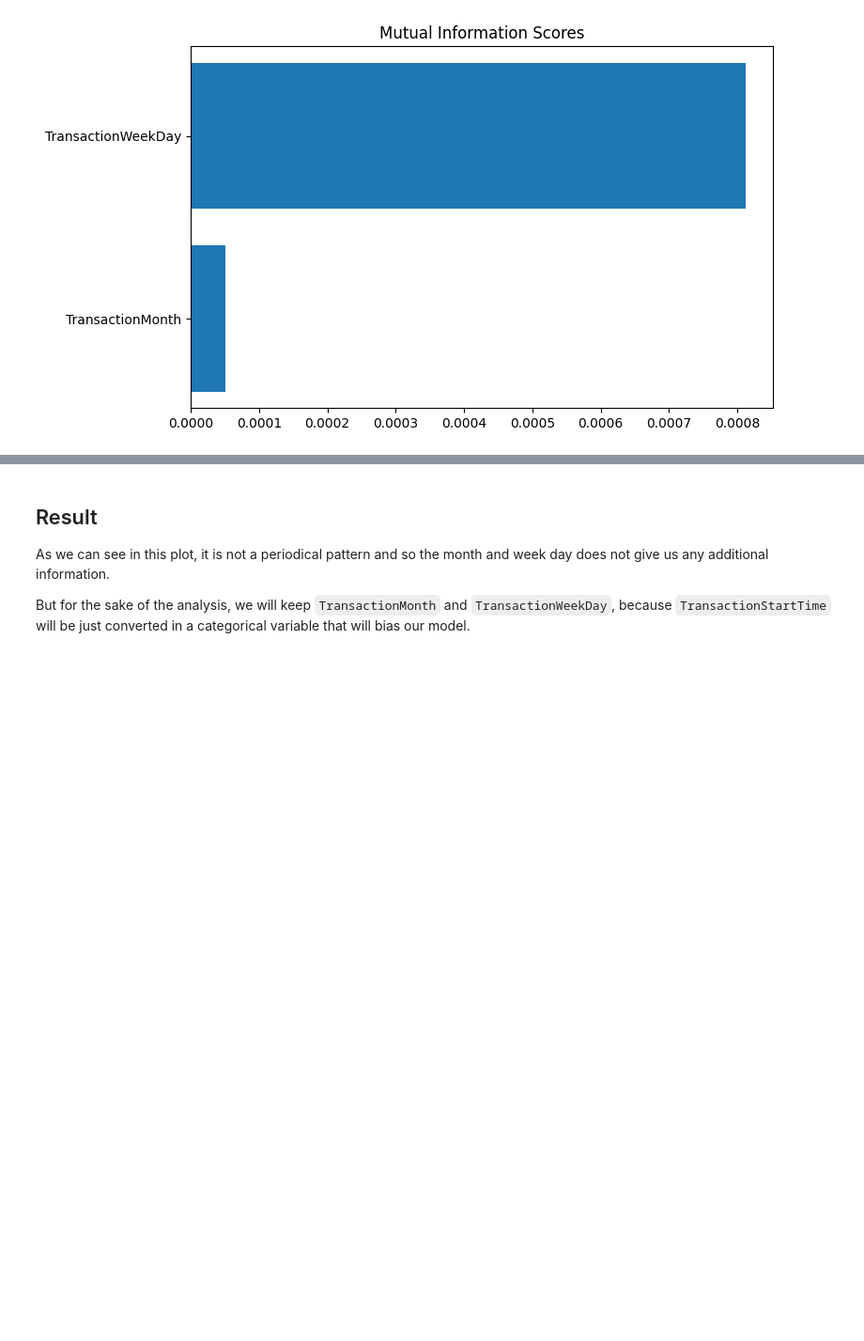
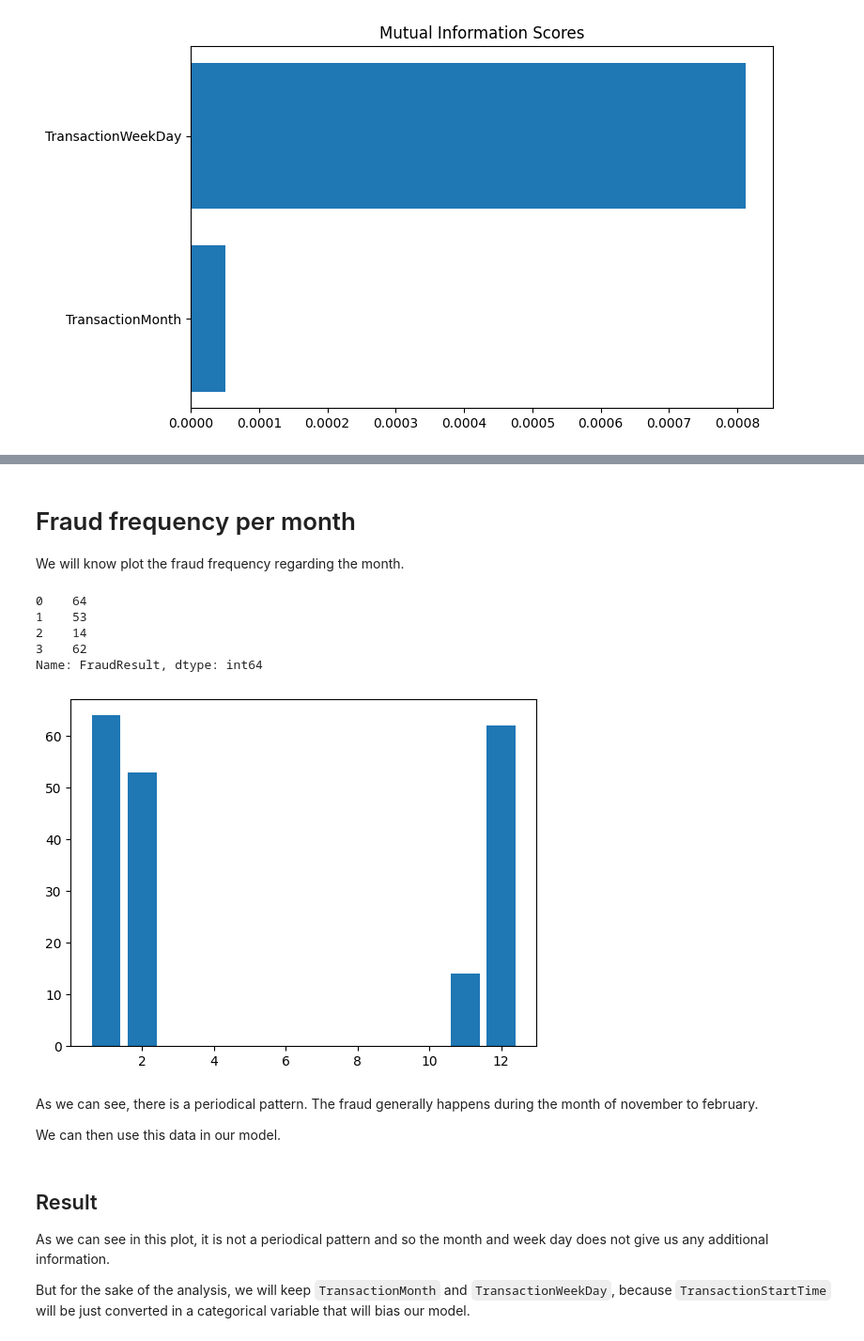
Before and after one commit to alex210501/AI5L-L1-FraudDetection, a Jupyter notebook: ml_project.ipynb, the cells around one changed output, grey strips where cells are left out. Shown at 94% size. Saved outputs shown, nothing was run; the diff lists cells and outputs as text; code cells hidden in the pictures; blank space fills up the shorter version.

Commit message:
Add fraud frequency per month and week day

```diff
--- a/ml_project.ipynb
+++ b/ml_project.ipynb
@@ -253,3 +276,37 @@ plot_mi_scores(mi_scores)
+# %% [markdown]
+# Fraud frequency per month
+
+We will know plot the fraud frequency regarding the month.
+# %%
+# Create DataFram with the month and fraud
+FraudMonth = pd.DataFrame({
+    'TransactionMonth': TransactionStartTimeDetails['TransactionMonth'],
+    'FraudResult': training_data['FraudResult'],
+})
+
+# Group the dataframe by month
+FraudPerMonth = FraudMonth.groupby('TransactionMonth').sum()
+FraudPerMonth.reset_index(inplace=True)
+
+FraudPerMonth.head()
+# %% [output]
+0    64
+1    53
+2    14
+3    62
+Name: FraudResult, dtype: int64
+# %%
+# Creating bar graph
+plt.bar(FraudPerMonth['TransactionMonth'], FraudPerMonth['FraudResult'])
+
+# Show plot
+plt.show()
+# %% [output]
+[figure, added]
+# %% [markdown]
+As we can see, there is a periodical pattern. The fraud generally happens during the month of november to february.
+
+We can then use this data in our model.
 # %% [markdown]
 ## Result
 
```
Also changed, not shown: parts of 2 cells of this notebook.
